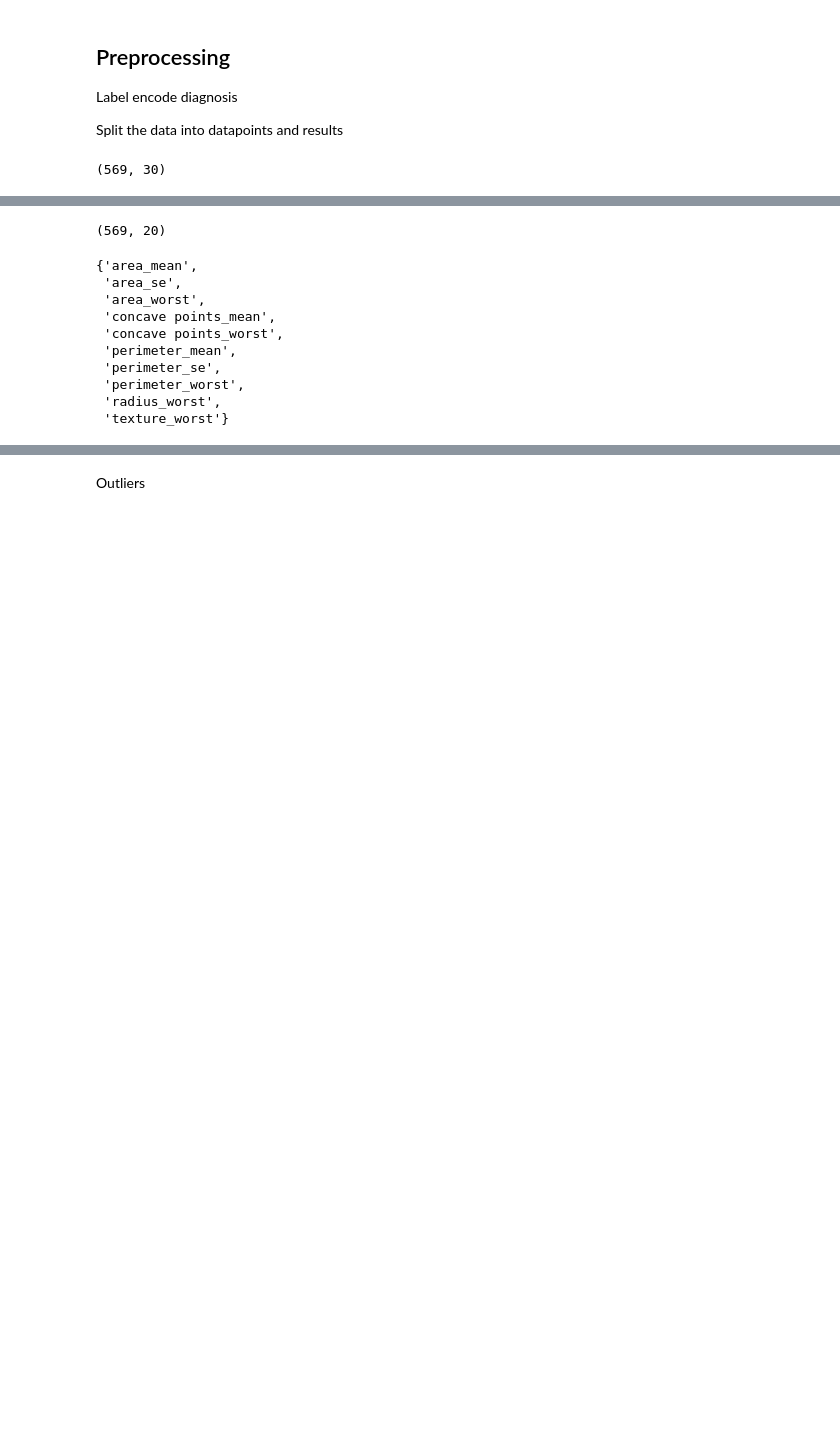
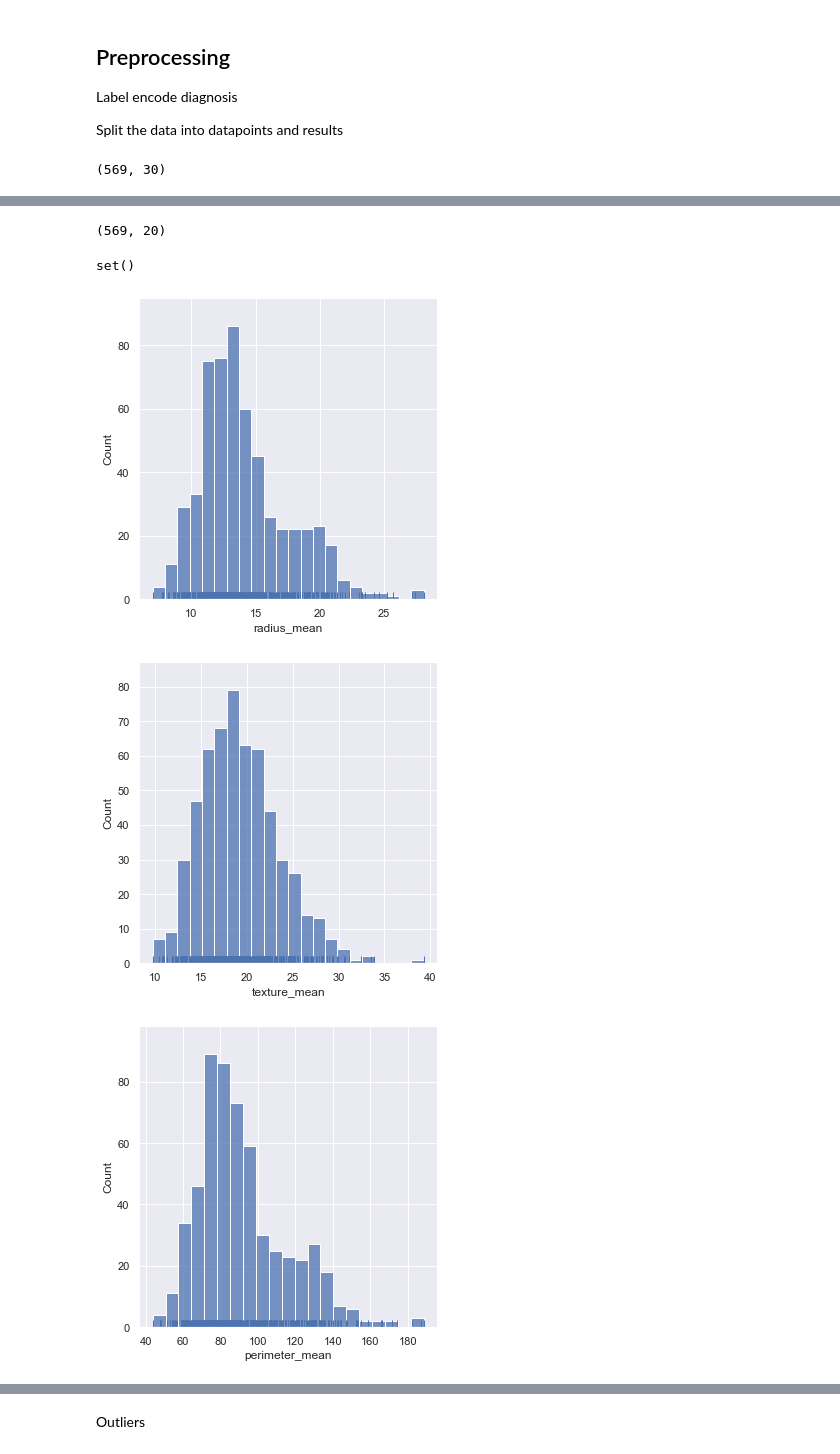
Before and after one commit to Karen247/BCancer1.0, a Jupyter notebook: breastcancer2-0.ipynb, the cells around one changed output, grey strips where cells are left out. Drawn from its saved outputs; the diff is of its cells as text; code cells hidden in the pictures; blank space fills up the shorter version.

```diff
--- a/breastcancer2-0.ipynb
+++ b/breastcancer2-0.ipynb
@@ -114,15 +117,17 @@ array([[0.52103744, 0.0226581 , 0.54598853, ..., 0.59846245, 0.41886396,
 # imo je diskutabilne ake uzitocne je odstranovat takymto sposobom columns
 
 # tak se vetsinou dela, ze proste odstranime sloupce hodne korelujici. Co by bylo lepsi podle tebe?
-correlated_features = set()
-correlation = X.corr()
+def find_correlated_features(X):
+    correlated_features = set()
+    correlation = X.corr()
 
-for i in range(len(correlation.columns)):
-    for j in range(i):
-        if (abs(correlation.iloc[i, j]) > 0.9 and abs(correlation.iloc[i, j]) != 1):
-            colname = correlation.columns[i]
-            correlated_features.add(colname)
-
+    for i in range(len(correlation.columns)):
+        for j in range(i):
+            if (abs(correlation.iloc[i, j]) > 0.9 and abs(correlation.iloc[i, j]) != 1):
+                colname = correlation.columns[i]
+                correlated_features.add(colname)
+    return correlated_features
+correlated_features = find_correlated_features(X)
 X = X.drop(columns=correlated_features, axis=1).copy()
 
 print(X.shape)
@@ -130,20 +135,15 @@ print(X.shape)
 correlated_features
 # %% [output]
 (569, 20)
-{'area_mean',
- 'area_se',
- 'area_worst',
- 'concave points_mean',
- 'concave points_worst',
- 'perimeter_mean',
- 'perimeter_se',
- 'perimeter_worst',
- 'radius_worst',
- 'texture_worst'}
+set()
 # %%
 # Toto mame v exploratory analysis, na ose x=-y
 
 # #distribuce dat
-# for column in data.columns[1:11]:
-#     sns.displot(data[column], rug = True)
-#     plt.show()
+for column in data.columns[1:11]:
+     sns.displot(data[column], rug = True)
+     plt.show()
+# %% [output]
+[figure, added]
+[figure, added]
+[figure, added]
```
Also changed, not shown: parts of 43 cells of this notebook, 1 other file.
